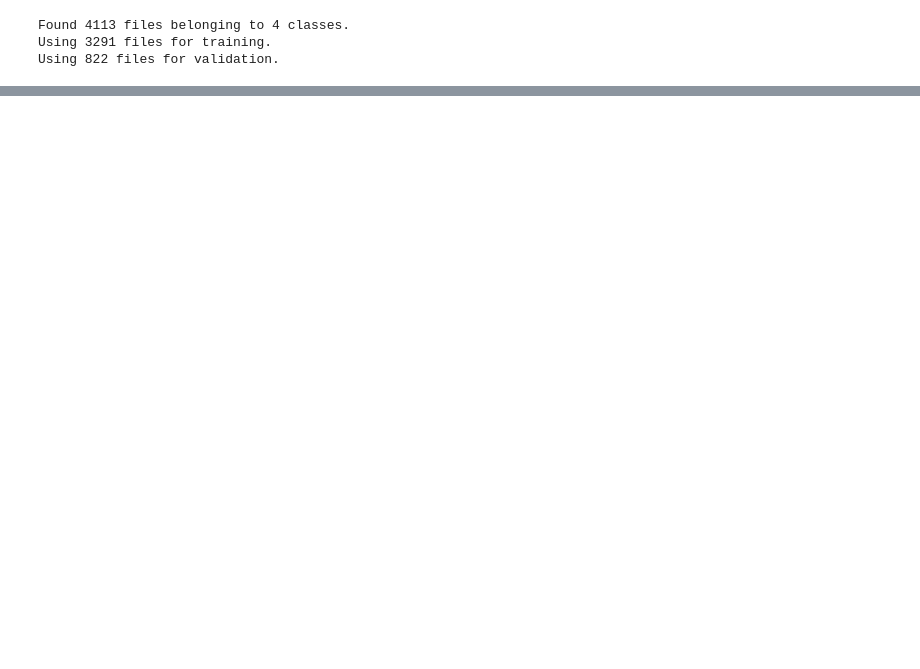
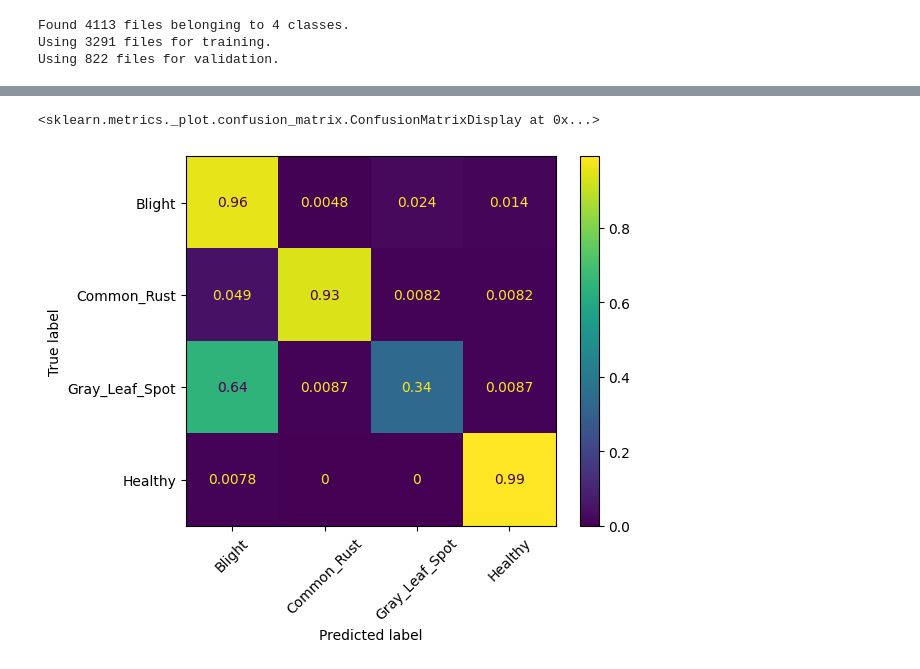
Before and after one commit to valerio-unifei/ECO904, a Jupyter notebook: 2024-1/Atividade_2/ECO904_2024_1_Atividade_2_Etapa_1.ipynb, the cells around one changed output, grey strips where cells are left out. Saved outputs shown, nothing was run; the diff lists cells and outputs as text; code cells hidden in the pictures; blank space fills up the shorter version.

```diff
--- a/2024-1/Atividade_2/ECO904_2024_1_Atividade_2_Etapa_1.ipynb
+++ b/2024-1/Atividade_2/ECO904_2024_1_Atividade_2_Etapa_1.ipynb
@@ -331,0 +238,8 @@ AttributeError: module 'keras' has no attribute 'ops'
+# %%
+cm = confusion_matrix(y_true, y_pred, normalize='true')
+
+disp = ConfusionMatrixDisplay(confusion_matrix=cm, display_labels=labels)
+disp.plot(xticks_rotation=45)
+# %% [output]
+<sklearn.metrics._plot.confusion_matrix.ConfusionMatrixDisplay at 0x...>
+[figure, added]
```
Also changed, not shown: parts of 42 cells of this notebook, 1 other file.
